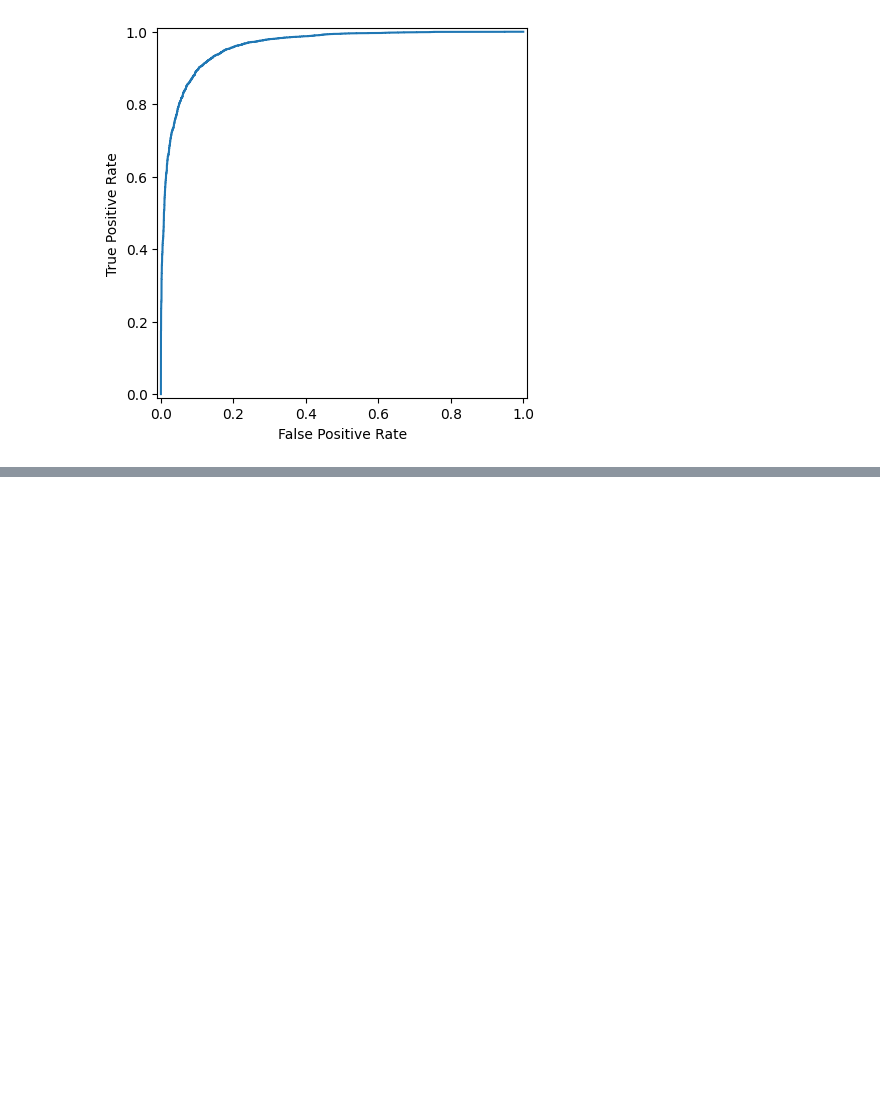
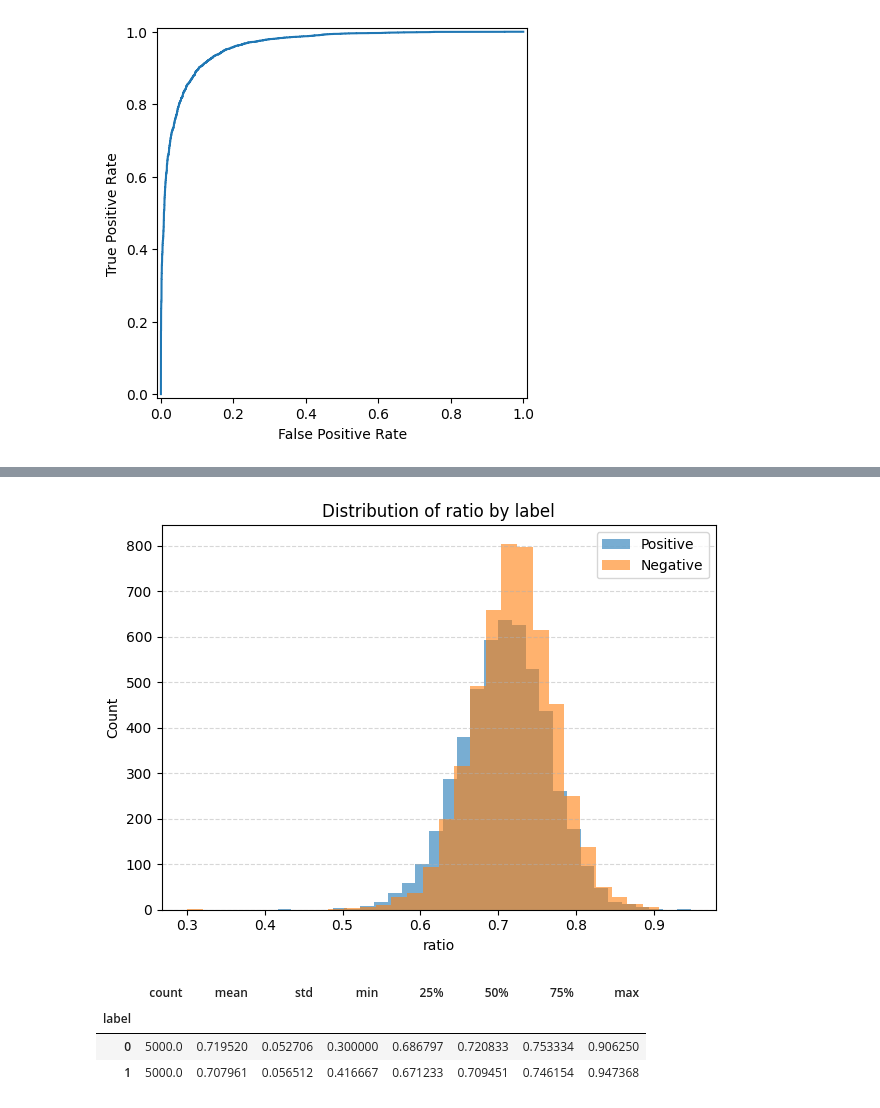
Before and after one commit to CariP03/Uniba_ICon_SentiView, a Jupyter notebook: notebooks/logistic_model_train.ipynb, the cells around one changed output, grey strips where cells are left out. Saved outputs shown, nothing was run; the diff lists cells and outputs as text; code cells hidden in the pictures; blank space fills up the shorter version.

```diff
--- a/notebooks/logistic_model_train.ipynb
+++ b/notebooks/logistic_model_train.ipynb
@@ -343,0 +493,11 @@ weighted avg       0.90      0.90      0.90     10000
+# %%
+plot_histogram_metric(pd.concat([Xv, yv], axis=1), "ratio")
+# %% [output]
+[figure, added]
+# %%
+pd.concat([Xv, yv], axis=1).groupby("label")["ratio"].describe()
+# %% [output]
+|  | count | mean | std | min | 25% | 50% | 75% | max |
+| label |  |  |  |  |  |  |  |  |
+| 0 | 5000.0 | 0.719520 | 0.052706 | 0.300000 | 0.686797 | 0.720833 | 0.753334 | 0.906250 |
+| 1 | 5000.0 | 0.707961 | 0.056512 | 0.416667 | 0.671233 | 0.709451 | 0.746154 | 0.947368 |
```
Also changed, not shown: parts of 23 cells of this notebook, 5 other files.
